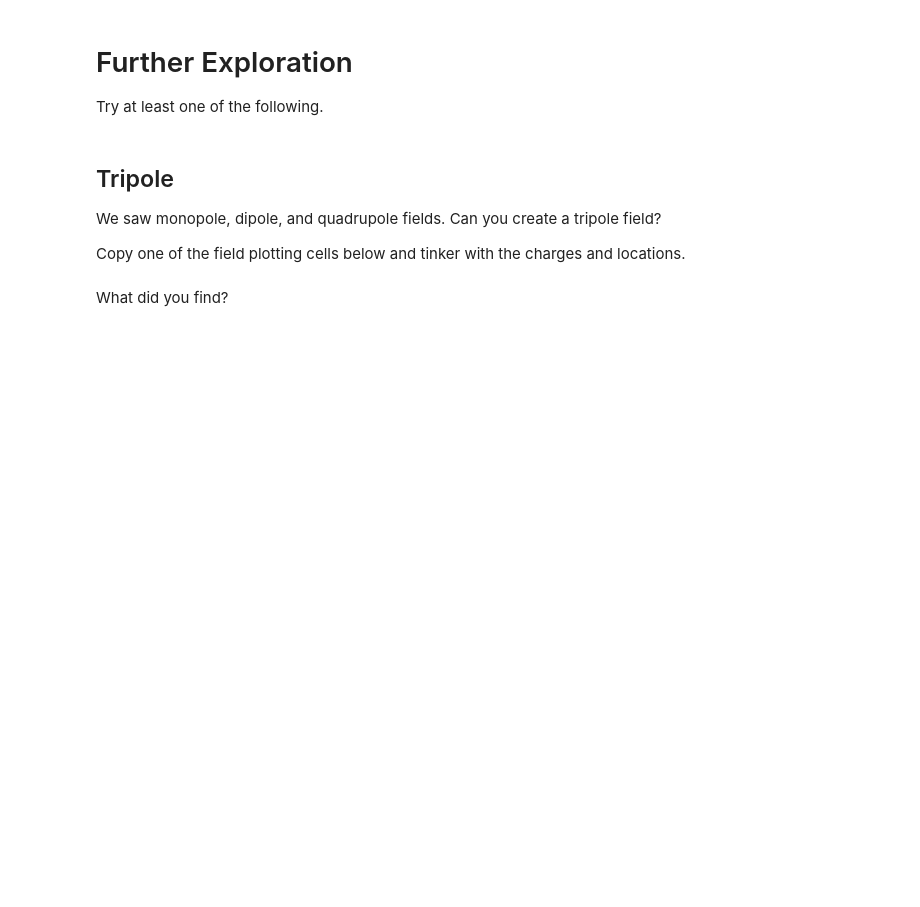
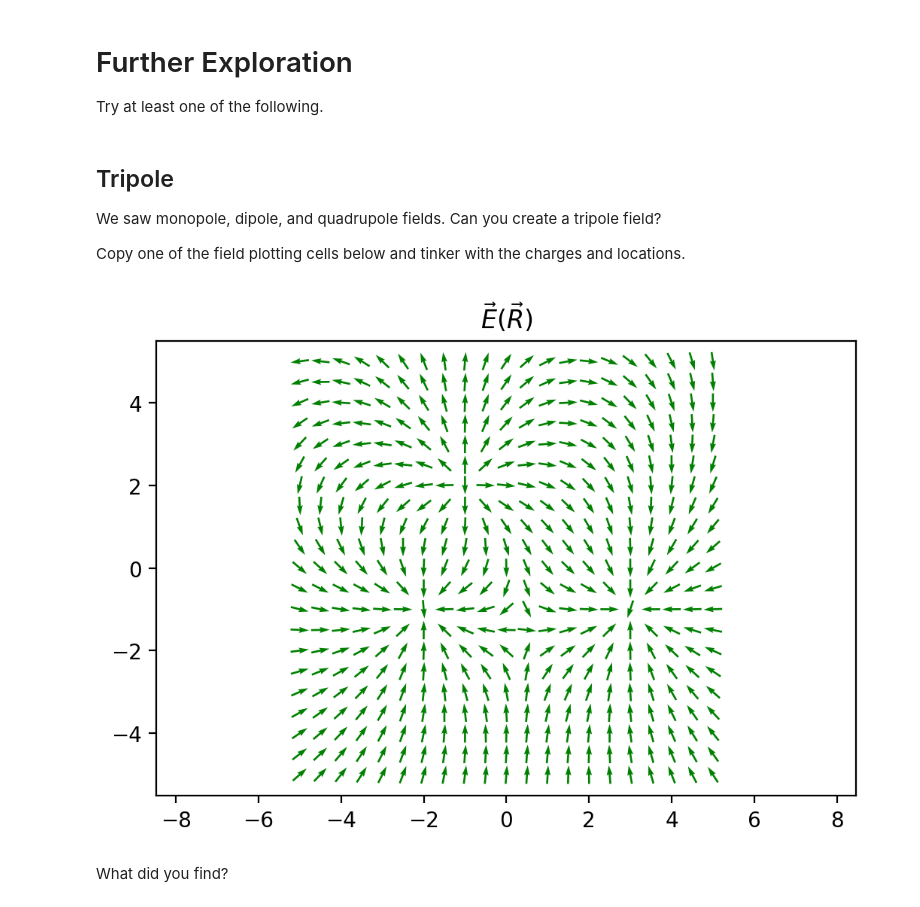
Before and after one commit to dr-kinder/electrodynamics, a Jupyter notebook: week-01/02-multipoles.ipynb, the cells around one changed output. Drawn from its saved outputs; the diff is of its cells as text; code cells hidden in the pictures; blank space fills up the shorter version.

```diff
--- a/week-01/02-multipoles.ipynb
+++ b/week-01/02-multipoles.ipynb
@@ -298,5 +319,23 @@ Try at least one of the following.
 We saw monopole, dipole, and quadrupole fields.  Can you create a tripole field?
 
 Copy one of the field plotting cells below and tinker with the charges and locations.
+# %%
+q1 = -1
+x1 = +3
+y1 = -1
+
+q2 = +1
+x2 = -1
+y2 = 2
+
+q3 = -1
+x3 = -2
+y3 = -1
+
+X,Y = coordinates_2d()
+Ex, Ey = np.stack(field_2d(q1, (x1,y1))) + np.stack(field_2d(q2, (x2,y2))) + np.stack(field_2d(q3, (x3,y3)))
+draw_field_2d(X,Y,Ex,Ey)
+# %% [output]
+[figure, added]
 # %% [markdown]
 What did you find?
```
Also changed, not shown: parts of 15 cells of this notebook, 1 other file.
